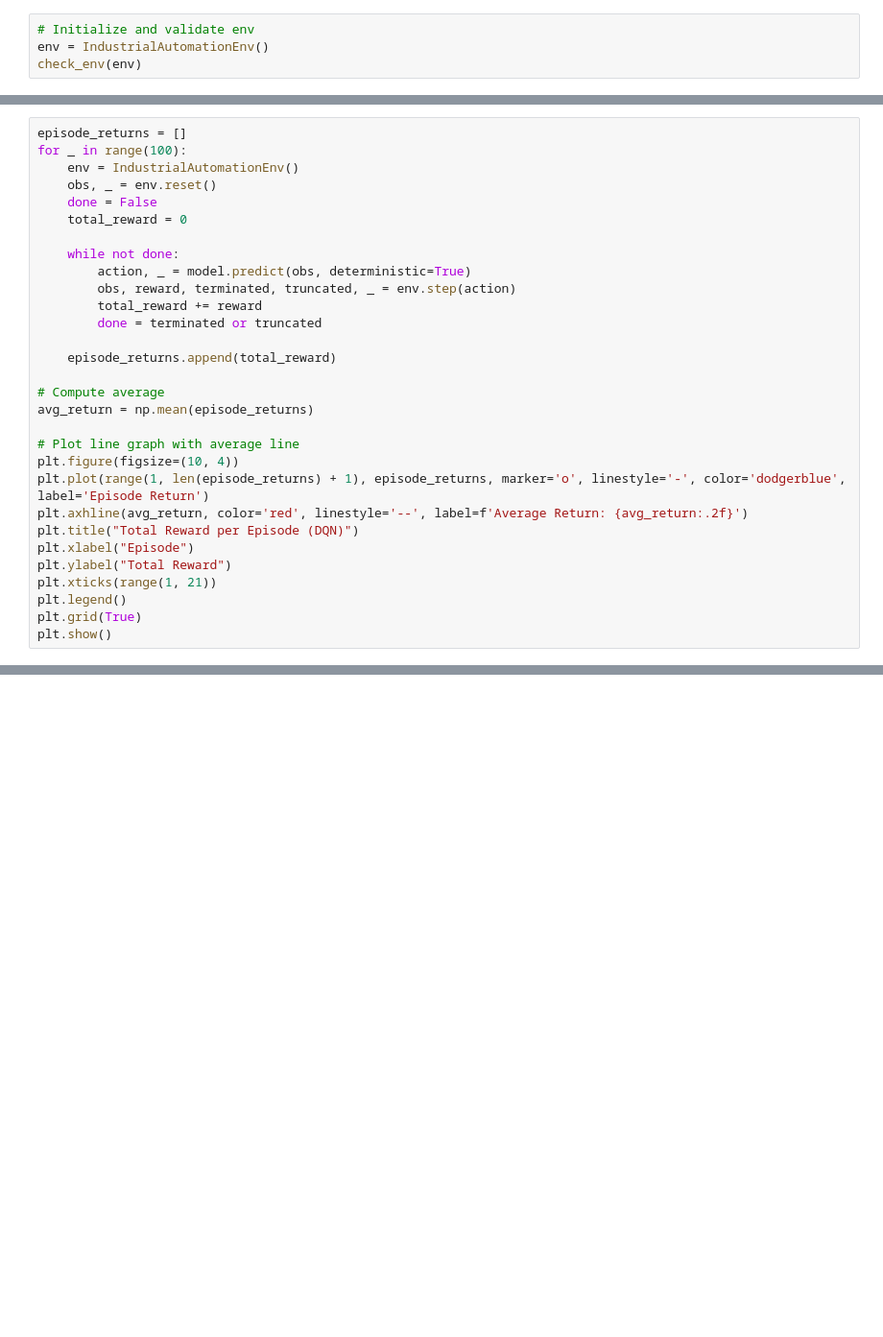
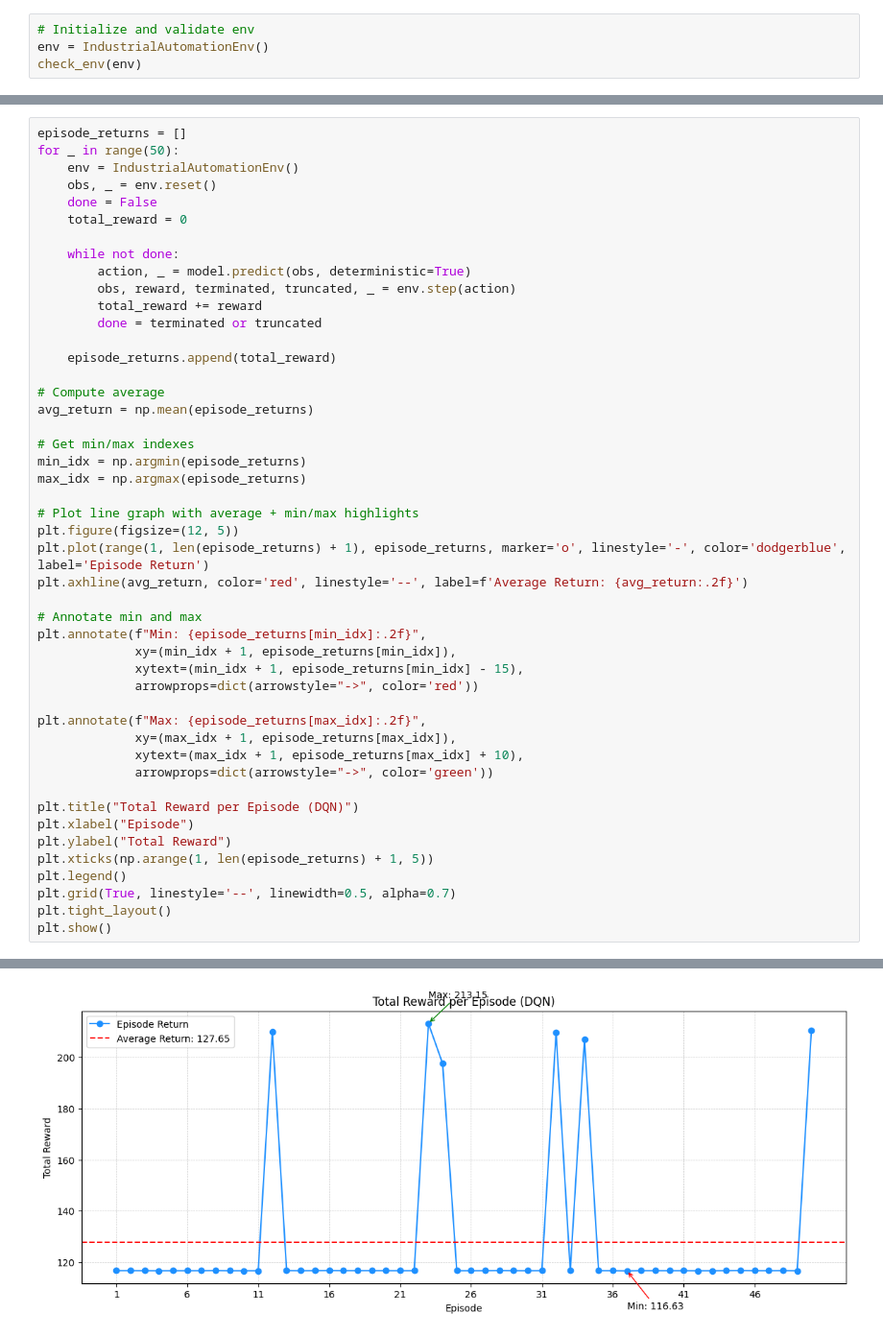
Before and after one commit to Atharvamu/aipal-industrial-dqn, a Jupyter notebook: dqn_sb3.ipynb, the cells around one changed output, grey strips where cells are left out. Shown at 96% size. Cells and saved outputs as stored; diff of their text form; blank space fills up the shorter version.

```diff
--- a/dqn_sb3.ipynb
+++ b/dqn_sb3.ipynb
@@ -278,6 +271,6 @@ Episode 5 completed
 # %%
 episode_returns = []
-for _ in range(100):
+for _ in range(50):
     env = IndustrialAutomationEnv()
     obs, _ = env.reset()
     done = False
@@ -294,15 +287,32 @@ for _ in range(100):
 # Compute average
 avg_return = np.mean(episode_returns)
 
-# Plot line graph with average line
-plt.figure(figsize=(10, 4))
+# Get min/max indexes
+min_idx = np.argmin(episode_returns)
+max_idx = np.argmax(episode_returns)
+
+# Plot line graph with average + min/max highlights
+plt.figure(figsize=(12, 5))
 plt.plot(range(1, len(episode_returns) + 1), episode_returns, marker='o', linestyle='-', color='dodgerblue', label='Episode Return')
 plt.axhline(avg_return, color='red', linestyle='--', label=f'Average Return: {avg_return:.2f}')
+
+# Annotate min and max
+plt.annotate(f"Min: {episode_returns[min_idx]:.2f}",
+             xy=(min_idx + 1, episode_returns[min_idx]),
+             xytext=(min_idx + 1, episode_returns[min_idx] - 15),
+             arrowprops=dict(arrowstyle="->", color='red'))
+
+plt.annotate(f"Max: {episode_returns[max_idx]:.2f}",
+             xy=(max_idx + 1, episode_returns[max_idx]),
+             xytext=(max_idx + 1, episode_returns[max_idx] + 10),
+             arrowprops=dict(arrowstyle="->", color='green'))
+
 plt.title("Total Reward per Episode (DQN)")
 plt.xlabel("Episode")
 plt.ylabel("Total Reward")
-plt.xticks(range(1, 21))
+plt.xticks(np.arange(1, len(episode_returns) + 1, 5))
 plt.legend()
-plt.grid(True)
+plt.grid(True, linestyle='--', linewidth=0.5, alpha=0.7)
+plt.tight_layout()
 plt.show()
 # %% [output]
@@ -309,0 +319 @@ NameError: name 'IndustrialAutomationEnv' is not defined
+[figure, added]
```
Also changed, not shown: parts of 35 cells of this notebook.
